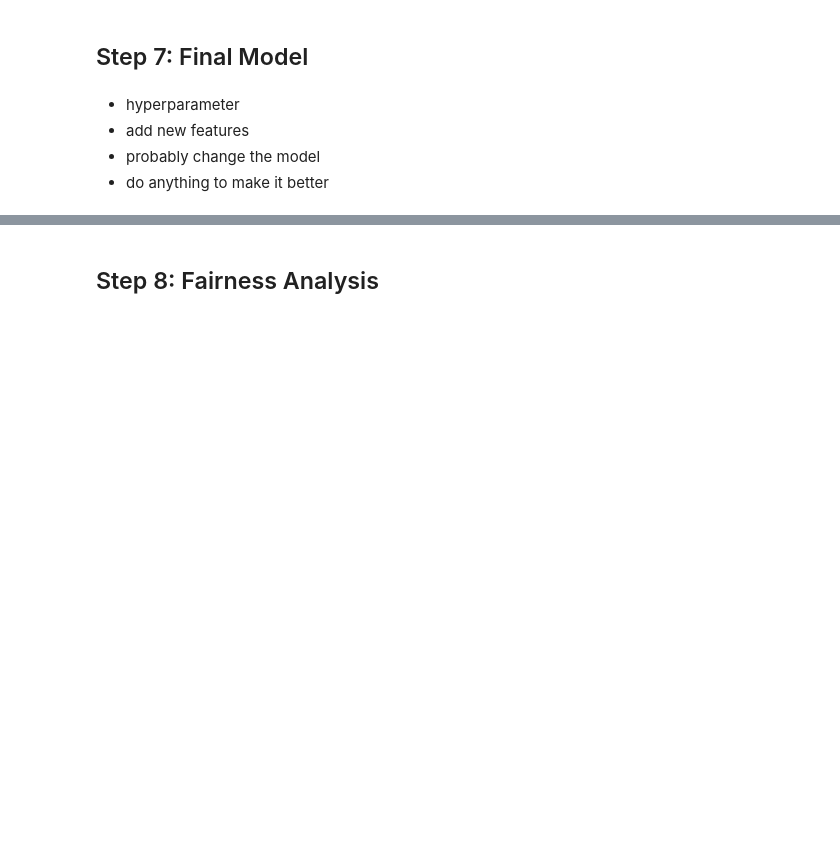
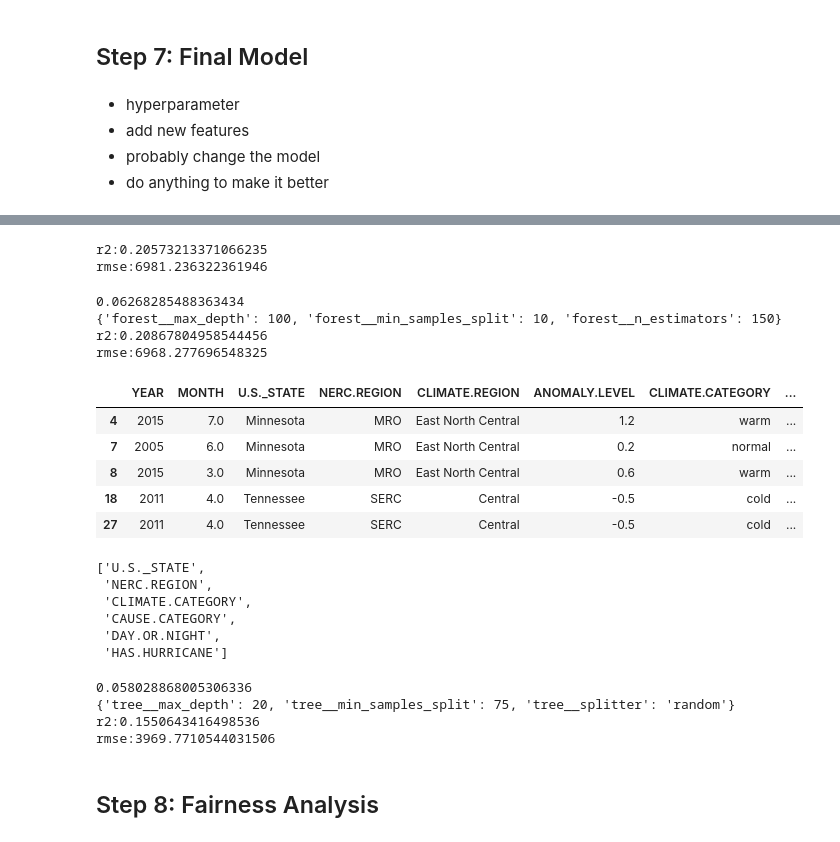
Before and after one commit to tzheng846/Power_Outage_Analysis, a Jupyter notebook: project04/template copy.ipynb, the cells around one changed output, grey strips where cells are left out. Saved outputs shown, nothing was run; the diff lists cells and outputs as text; code cells hidden in the pictures; blank space fills up the shorter version.

```diff
--- a/project04/template copy.ipynb
+++ b/project04/template copy.ipynb
@@ -387,3 +574,76 @@ NameError: name 'Pipeline' is not defined
+# %%
+y_pred=rf.predict(X_test)
+print(f'r2:{r2_score(y_test, y_pred)}')
+print(f'rmse:{np.sqrt(mean_squared_error(y_test, y_pred))}')
+# %% [output]
+r2:0.20573213371066235
+rmse:6981.236322361946
+# %%
+# model 4: grid search random forest
+rf_grid={
+    'forest__n_estimators':[100, 150],
+    'forest__max_depth':[10, 100, 150],
+    'forest__min_samples_split':[5,10]
+}
+rf_g_search=GridSearchCV(estimator=rf, param_grid=rf_grid, cv=5, scoring='r2')
+rf_g_search.fit(X_train, y_train)
+print(rf_g_search.best_score_)
+print(rf_g_search.best_params_)
+y_pred=rf_g_search.best_estimator_.predict(X_test)
+print(f'r2:{r2_score(y_test, y_pred)}')
+print(f'rmse:{np.sqrt(mean_squared_error(y_test, y_pred))}')
+# %% [output]
+0.06268285488363434
+{'forest__max_depth': 100, 'forest__min_samples_split': 10, 'forest__n_estimators': 150}
+r2:0.20867804958544456
+rmse:6968.277696548325
+# %%
+mdl_5.head()
+# %% [output]
+|  | YEAR | MONTH | U.S._STATE | NERC.REGION | CLIMATE.REGION | ANOMALY.LEVEL | CLIMATE.CATEGORY | ... |
+| 4 | 2015 | 7.0 | Minnesota | MRO | East North Central | 1.2 | warm | ... |
+| 7 | 2005 | 6.0 | Minnesota | MRO | East North Central | 0.2 | normal | ... |
+| 8 | 2015 | 3.0 | Minnesota | MRO | East North Central | 0.6 | warm | ... |
+| 18 | 2011 | 4.0 | Tennessee | SERC | Central | -0.5 | cold | ... |
+| 27 | 2011 | 4.0 | Tennessee | SERC | Central | -0.5 | cold | ... |
+# %%
+cat
+# %% [output]
+['U.S._STATE',
+ 'NERC.REGION',
+ 'CLIMATE.CATEGORY',
+ 'CAUSE.CATEGORY',
+ 'DAY.OR.NIGHT',
+ 'HAS.HURRICANE']
+# %%
+# model 5: drop and use dt
+mdl_5=mdl.dropna()
+mdl_5_trans=ColumnTransformer(
+    transformers=[
+        ('one hot', OneHotEncoder(handle_unknown='ignore'), cat), #one hot encode the remaining categorical columns
+        # ('std', StandardScaler(), other_numeric)
+    ],
+    remainder='passthrough'
+)
+X_train, X_test, y_train, y_test = train_test_split(
+    mdl_5.drop('OUTAGE.DURATION', axis=1), mdl_5['OUTAGE.DURATION'], random_state=42)
+dt_grid={
+    'tree__max_depth':[10, 20, 100],
+    'tree__min_samples_split':[75, 100, 110],
+    'tree__splitter':['best', 'random']
+}
+dt_g_search = GridSearchCV(estimator=dt, param_grid=dt_grid, cv=5, scoring='r2')
+dt_g_search.fit(X_train, y_train)
+print(dt_g_search.best_score_)
+print(dt_g_search.best_params_)
+y_pred=dt_g_search.best_estimator_.predict(X_test)
+print(f'r2:{r2_score(y_test, y_pred)}')
+print(f'rmse:{np.sqrt(mean_squared_error(y_test, y_pred))}')
+# %% [output]
+0.058028868005306336
+{'tree__max_depth': 20, 'tree__min_samples_split': 75, 'tree__splitter': 'random'}
+r2:0.1550643416498536
+rmse:3969.7710544031506
 # %% [markdown]
 ## Step 8: Fairness Analysis
 # %%
```
Also changed, not shown: parts of 32 cells of this notebook, 4 other files.
